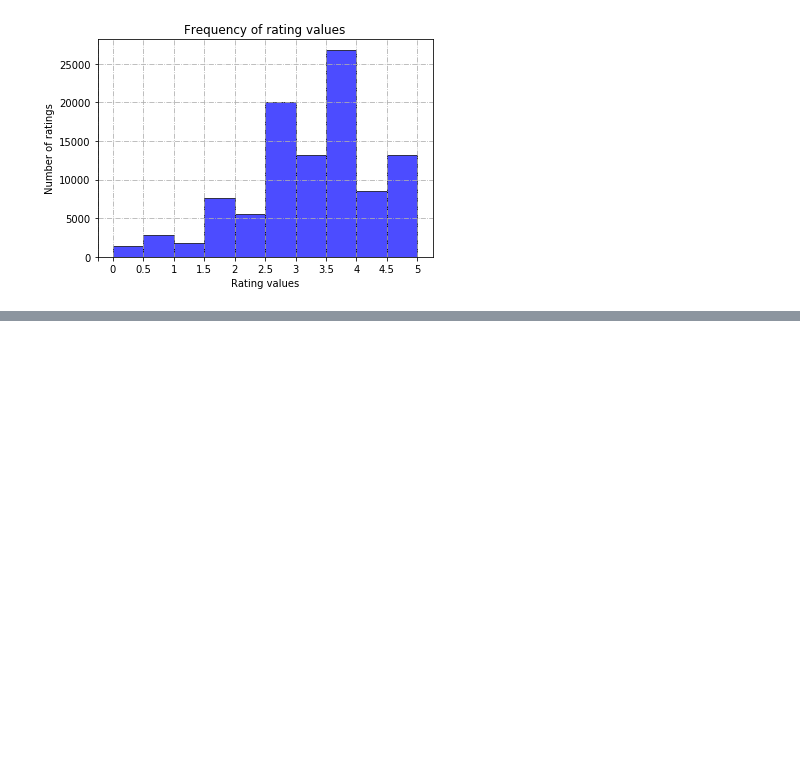
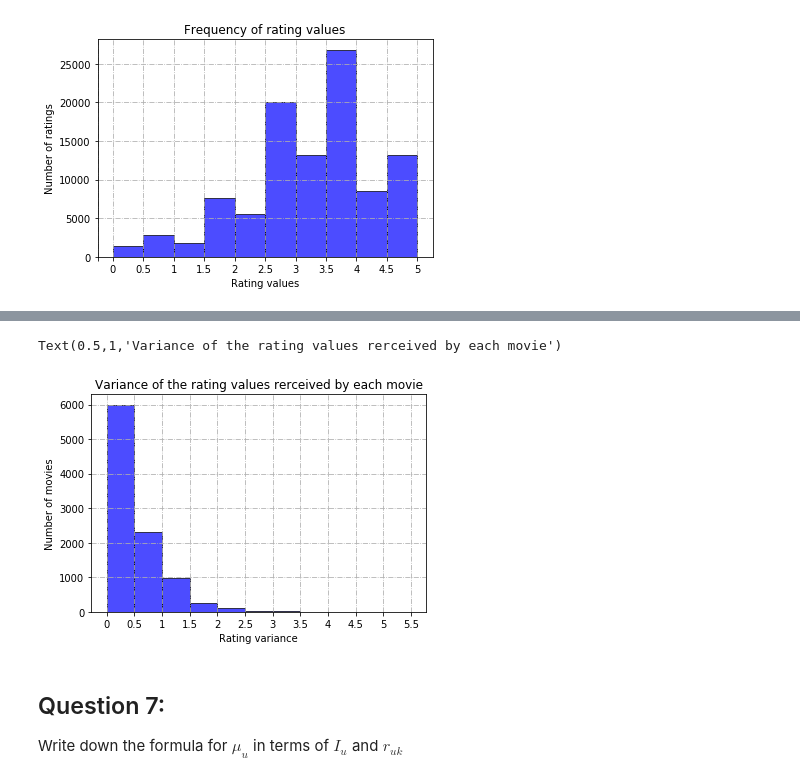
Before and after one commit to Shuyifan/ECE-219-Large-Scale-Data-Mining-Project, a Jupyter notebook: project 3/Project 3.ipynb, the cells around one changed output, grey strips where cells are left out. Saved outputs shown, nothing was run; the diff lists cells and outputs as text; code cells hidden in the pictures; blank space fills up the shorter version.

```diff
--- a/project 3/Project 3.ipynb
+++ b/project 3/Project 3.ipynb
@@ -110,0 +154,35 @@ Plot the distribution of the number of ratings received among movies. To be spec
+# %%
+# Calculate the variance of ratings for each movie
+def get_var(data):
+    length = data.shape[0]
+    d = {}
+    d_key = set(data[:,0])
+    for i in d_key:
+        li = []
+        for j in range(length):
+            if i == data[j,0]:
+                li.append(float(data[j,1]))
+        d_var = np.var(li)
+        d[i] = d_var
+    return d
+
+rating_var_dict = get_var(ratings[:,1:3])
+# %%
+# Compute the number of movies in each variance interval
+import math
+def get_interval(var_dict):
+    max_value = max(var_dict.values())
+    interval = np.arange(0,float(float(math.ceil(max_value*2))/2+0.5),0.5)
+    length = len(interval)
+    counter = {}
+    for i in interval[:-1]:
+        counter[i] = 0
+    for item in var_dict.items():
+        for i in range(length-1):
+            if item[1]>=interval[i] and item[1]<interval[i+1]:
+                counter[interval[i]]+=1
+    return counter, interval
+
+rating_var_count,interval = get_interval(rating_var_dict)
+print('The number of ratings to each interval of variance:')
+rating_var_count
@@ -110,0 +202,14 @@ Plot the distribution of the number of ratings received among movies. To be spec
+# %%
+# show time
+plt.bar(rating_var_count.keys(), rating_var_count.values(), 0.5,facecolor="blue", edgecolor="black", alpha=0.7)
+plt.xticks(interval-0.25,(u'0',u'0.5',u'1',u'1.5',u'2',u'2.5',u'3',u'3.5',u'4',u'4.5',u'5',u'5.5'))
+plt.grid(True,linestyle='-.')
+plt.xlabel('Rating variance')
+plt.ylabel('Number of movies')
+plt.title('Variance of the rating values rerceived by each movie')
+# %% [output]
+Text(0.5,1,'Variance of the rating values rerceived by each movie')
+[figure, added]
+# %% [markdown]
+## Question 7:
+Write down the formula for $\mu_u$ in terms of $I_u$ and $r_{uk}$
```
Also changed, not shown: parts of 11 cells of this notebook.
